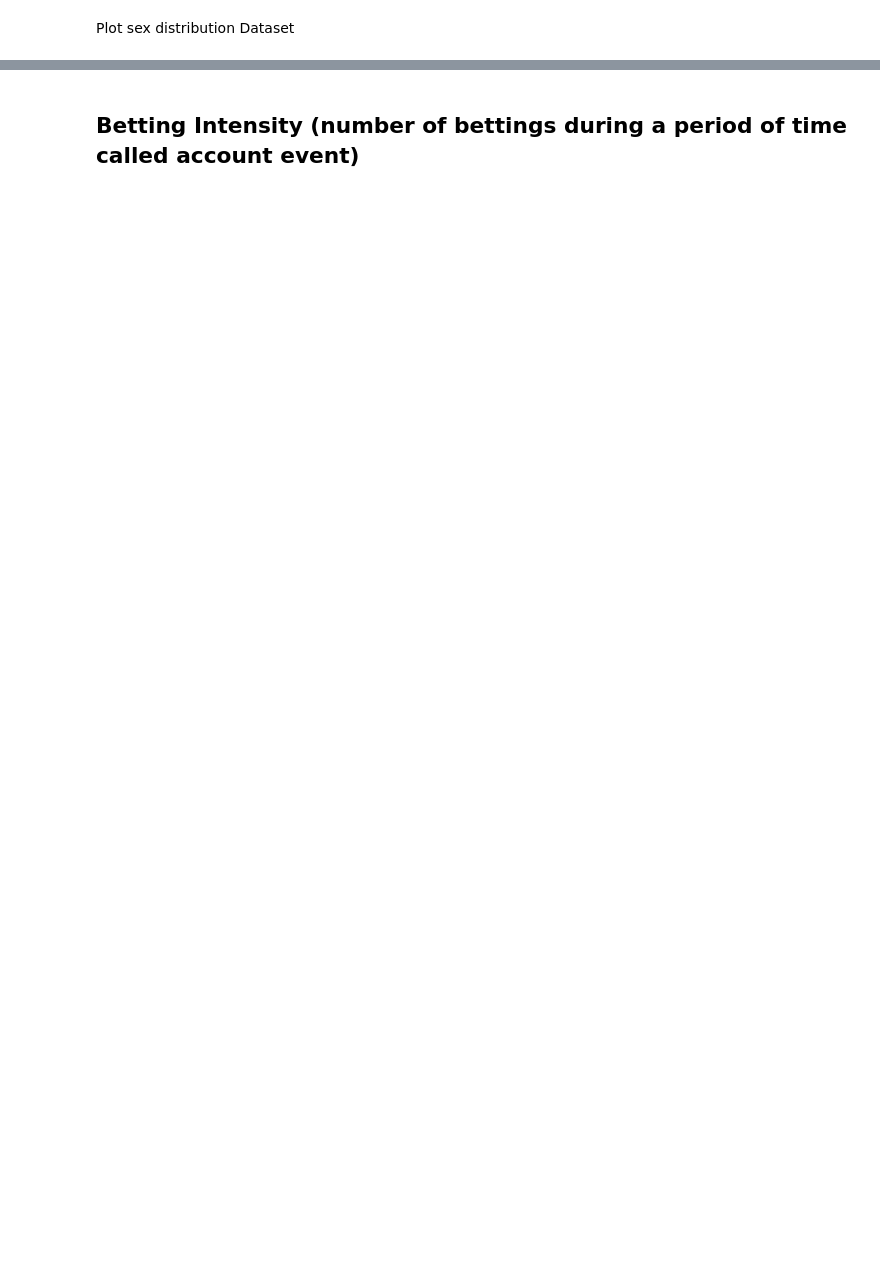
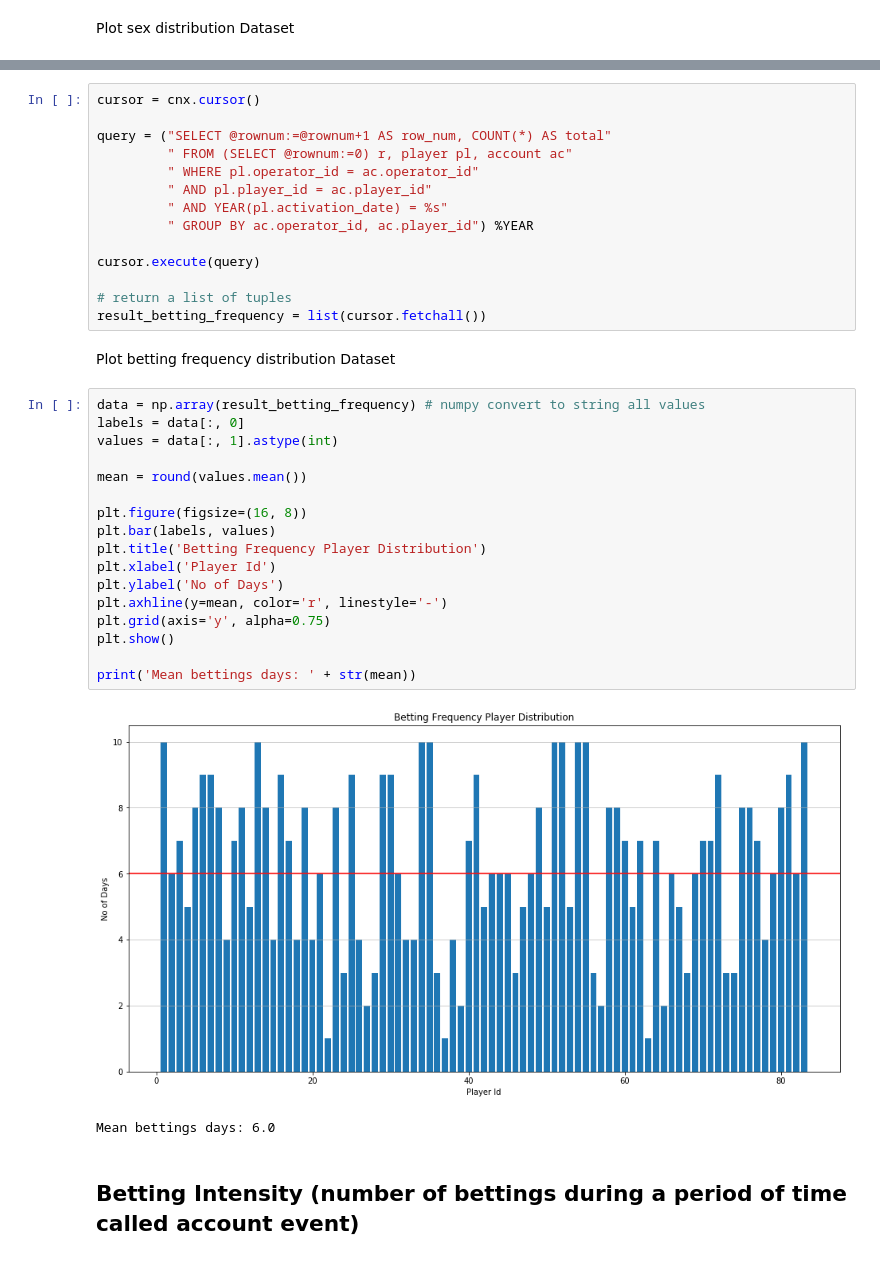
Before and after one commit to masalinas/training-vertica-python, a Jupyter notebook: notebooks/sgij_EDA_mysql.ipynb, the cells around one changed output, grey strips where cells are left out. Drawn from its saved outputs; the diff is of its cells as text; blank space fills up the shorter version.

```diff
--- a/notebooks/sgij_EDA_mysql.ipynb
+++ b/notebooks/sgij_EDA_mysql.ipynb
@@ -71,2 +94,38 @@ plt.show()
+# %%
+cursor = cnx.cursor()
+
+query = ("SELECT @rownum:=@rownum+1 AS row_num, COUNT(*) AS total"
+         " FROM (SELECT @rownum:=0) r, player pl, account ac"
+         " WHERE pl.operator_id = ac.operator_id"
+         " AND pl.player_id = ac.player_id"
+         " AND YEAR(pl.activation_date) = %s"
+         " GROUP BY ac.operator_id, ac.player_id") %YEAR
+
+cursor.execute(query)
+
+# return a list of tuples
+result_betting_frequency = list(cursor.fetchall())
+# %% [markdown]
+Plot betting frequency distribution Dataset
+# %%
+data = np.array(result_betting_frequency) # numpy convert to string all values
+labels = data[:, 0]
+values = data[:, 1].astype(int)
+
+mean = round(values.mean())
+
+plt.figure(figsize=(16, 8))
+plt.bar(labels, values)
+plt.title('Betting Frequency Player Distribution')
+plt.xlabel('Player Id')
+plt.ylabel('No of Days')
+plt.axhline(y=mean, color='r', linestyle='-')
+plt.grid(axis='y', alpha=0.75)
+plt.show()
+
+print('Mean bettings days: ' + str(mean))
+# %% [output]
+[figure, added]
+Mean bettings days: 6.0
 # %% [markdown]
 ## Betting Intensity (number of bettings during a period of time called account event)
```
Also changed, not shown: parts of 18 cells of this notebook, 8 other files.
